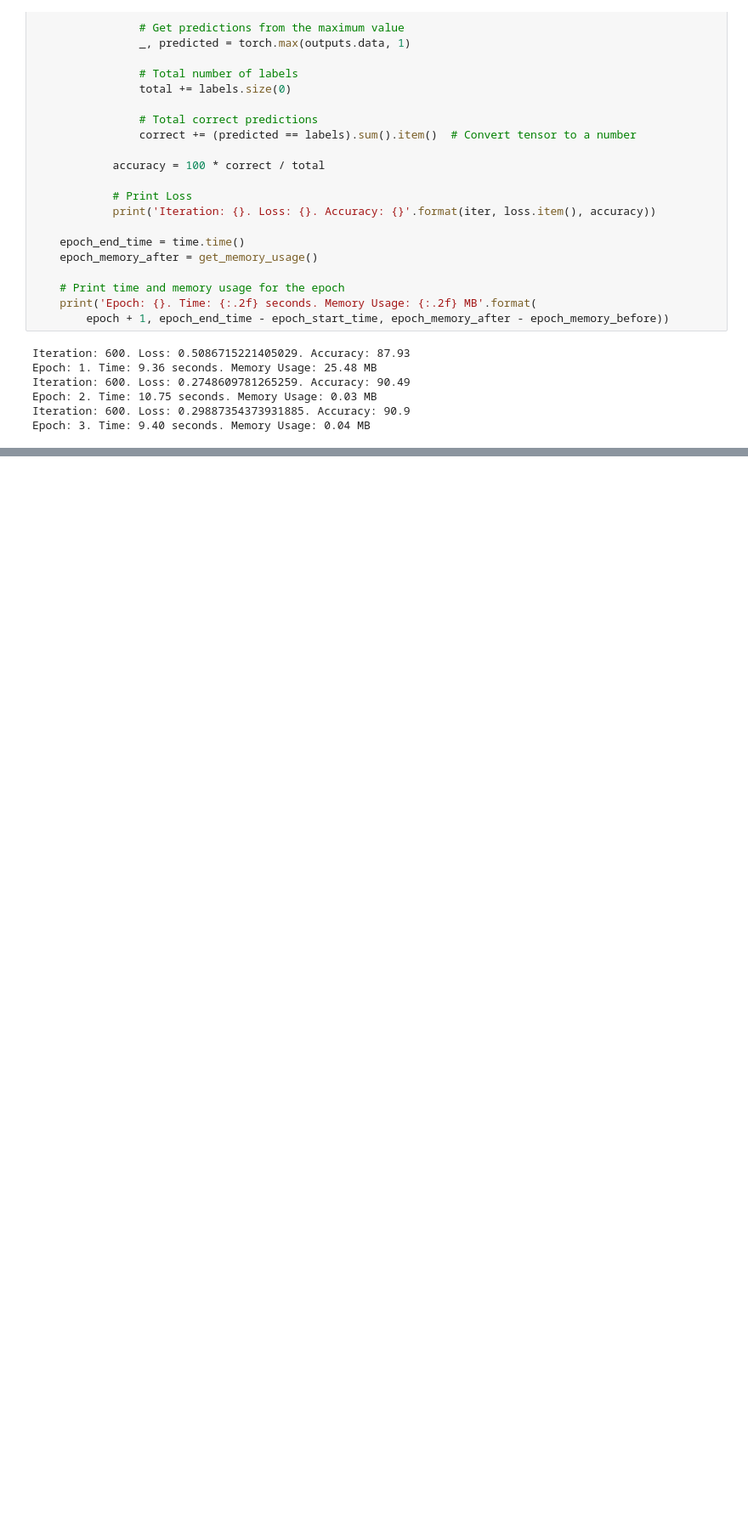
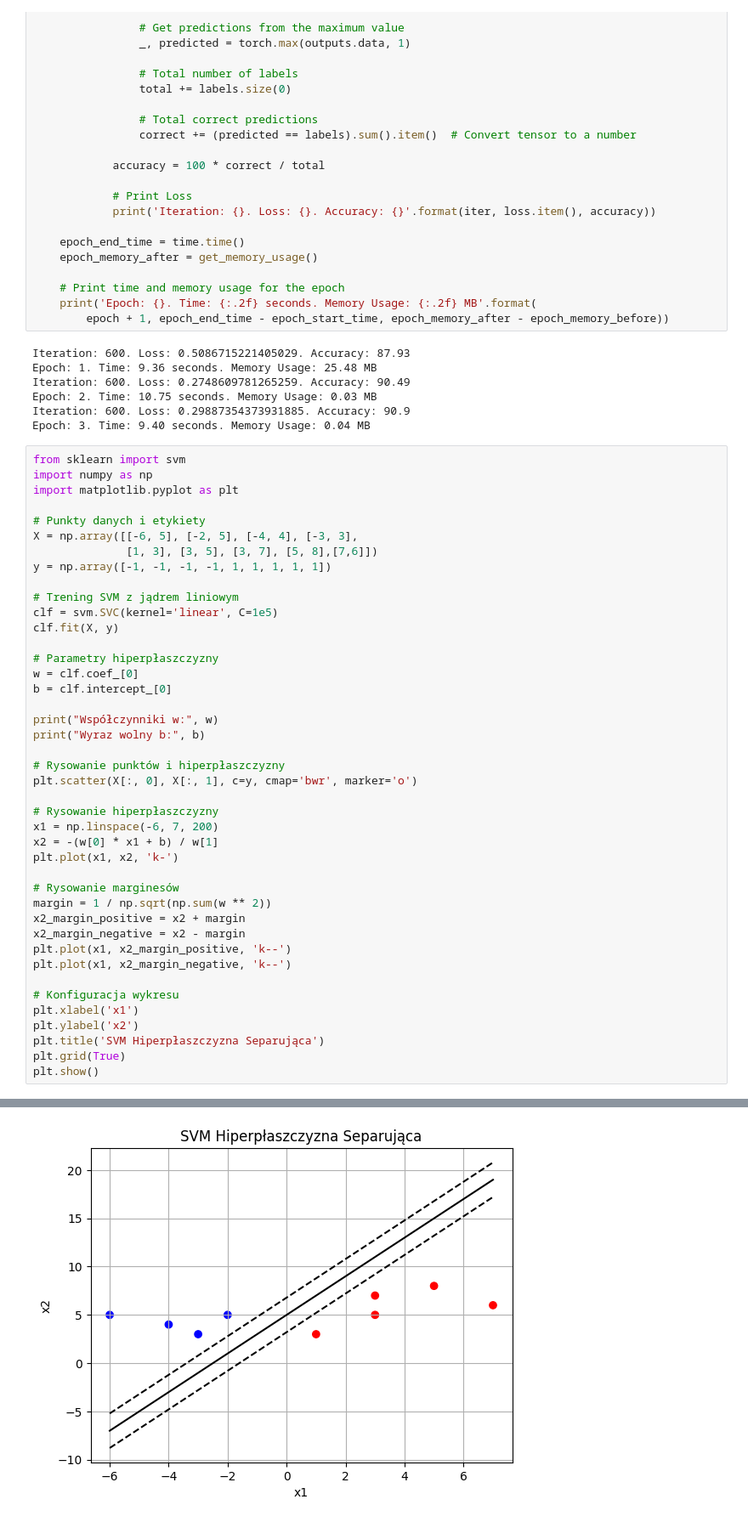
Before and after one commit to jasiu648/CNNLibrary, a Jupyter notebook: reference_solutions/pytorch_solution.ipynb, the cells around one changed output, grey strips where cells are left out. Shown at 85% size. Saved outputs shown, nothing was run; the diff lists cells and outputs as text; blank space fills up the shorter version.

```diff
--- a/reference_solutions/pytorch_solution.ipynb
+++ b/reference_solutions/pytorch_solution.ipynb
@@ -146,3 +146,46 @@ Iteration: 600. Loss: 0.2748609781265259. Accuracy: 90.49
 Epoch: 2. Time: 10.75 seconds. Memory Usage: 0.03 MB
 Iteration: 600. Loss: 0.29887354373931885. Accuracy: 90.9
 Epoch: 3. Time: 9.40 seconds. Memory Usage: 0.04 MB
+# %%
+from sklearn import svm
+import numpy as np
+import matplotlib.pyplot as plt
+
+# Punkty danych i etykiety
+X = np.array([[-6, 5], [-2, 5], [-4, 4], [-3, 3],
+              [1, 3], [3, 5], [3, 7], [5, 8],[7,6]])
+y = np.array([-1, -1, -1, -1, 1, 1, 1, 1, 1])
+
+# Trening SVM z jądrem liniowym
+clf = svm.SVC(kernel='linear', C=1e5)
+clf.fit(X, y)
+
+# Parametry hiperpłaszczyzny
+w = clf.coef_[0]
+b = clf.intercept_[0]
+
+print("Współczynniki w:", w)
+print("Wyraz wolny b:", b)
+
+# Rysowanie punktów i hiperpłaszczyzny
+plt.scatter(X[:, 0], X[:, 1], c=y, cmap='bwr', marker='o')
+
+# Rysowanie hiperpłaszczyzny
+x1 = np.linspace(-6, 7, 200)
+x2 = -(w[0] * x1 + b) / w[1]
+plt.plot(x1, x2, 'k-')
+
+# Rysowanie marginesów
+margin = 1 / np.sqrt(np.sum(w ** 2))
+x2_margin_positive = x2 + margin
+x2_margin_negative = x2 - margin
+plt.plot(x1, x2_margin_positive, 'k--')
+plt.plot(x1, x2_margin_negative, 'k--')
+
+# Konfiguracja wykresu
+plt.xlabel('x1')
+plt.ylabel('x2')
+plt.title('SVM Hiperpłaszczyzna Separująca')
+plt.grid(True)
+plt.show()
+# %% [output]
@@ -148,0 +194 @@ Epoch: 3. Time: 9.40 seconds. Memory Usage: 0.04 MB
+[figure, added]
```
Also changed, not shown: parts of 1 cell of this notebook, 5 other files.
